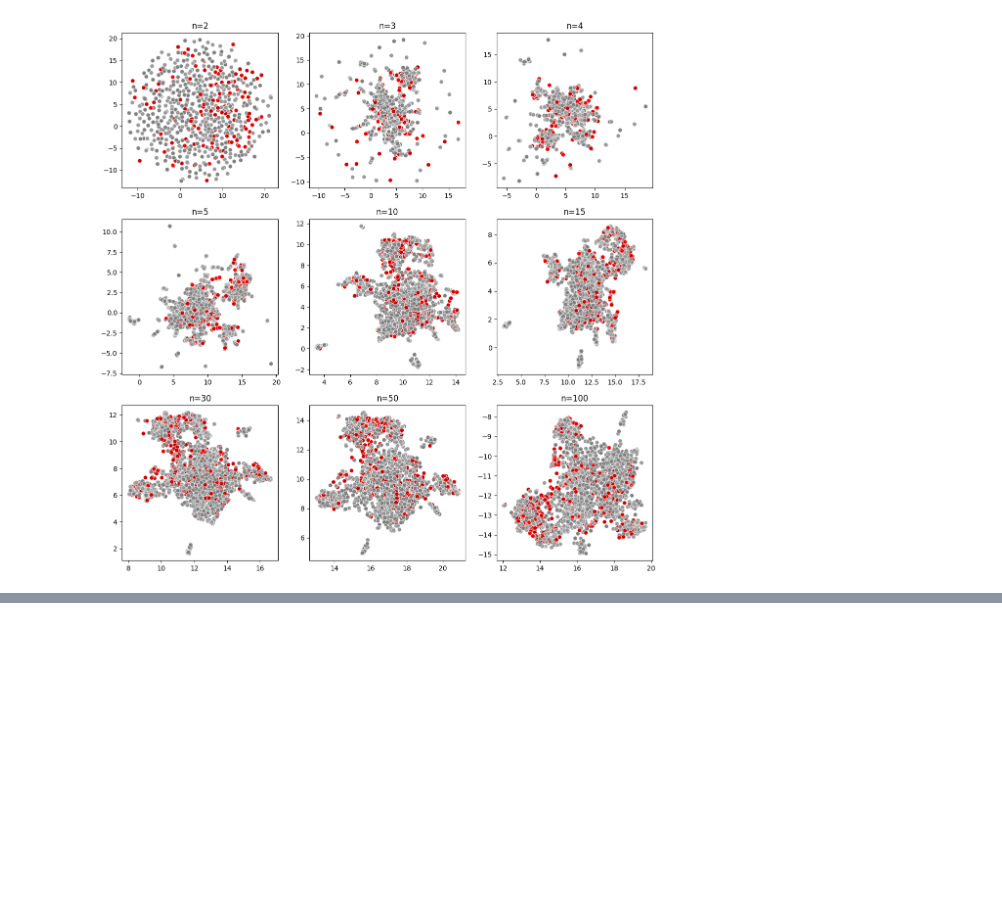
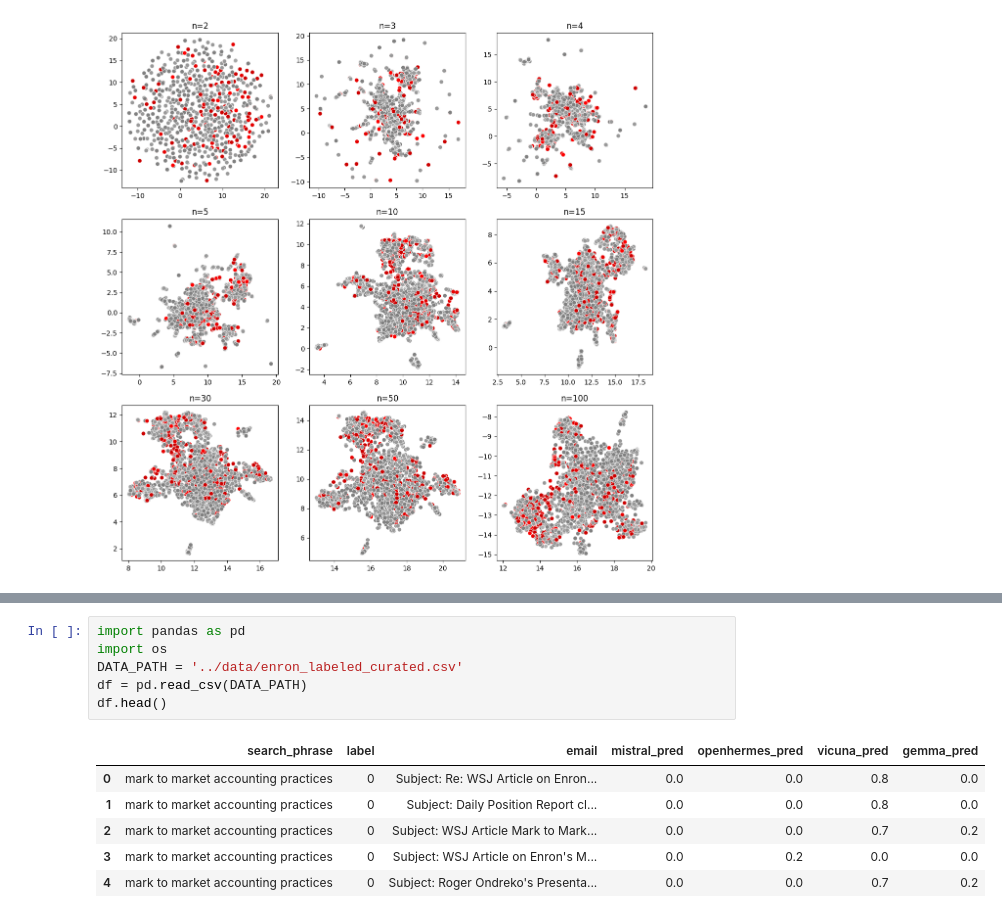
Before and after one commit to kariato/GTPracticum, a Jupyter notebook: EDA/BertTopicModel2.ipynb, the cells around one changed output, grey strips where cells are left out. Drawn from its saved outputs; the diff is of its cells as text; blank space fills up the shorter version.

```diff
--- a/EDA/BertTopicModel2.ipynb
+++ b/EDA/BertTopicModel2.ipynb
@@ -363,0 +368,13 @@ for n_neighbors in tqdm(nns):
+# %%
+import pandas as pd
+import os
+DATA_PATH = '../data/enron_labeled_curated.csv'
+df = pd.read_csv(DATA_PATH)
+df.head()
+# %% [output]
+|  | search_phrase | label | email | mistral_pred | openhermes_pred | vicuna_pred | gemma_pred |
+| 0 | mark to market accounting practices | 0 | Subject: Re: WSJ Article on Enron... | 0.0 | 0.0 | 0.8 | 0.0 |
+| 1 | mark to market accounting practices | 0 | Subject: Daily Position Report cl... | 0.0 | 0.0 | 0.8 | 0.0 |
+| 2 | mark to market accounting practices | 0 | Subject: WSJ Article Mark to Mark... | 0.0 | 0.0 | 0.7 | 0.2 |
+| 3 | mark to market accounting practices | 0 | Subject: WSJ Article on Enron's M... | 0.0 | 0.2 | 0.0 | 0.0 |
+| 4 | mark to market accounting practices | 0 | Subject: Roger Ondreko's Presenta... | 0.0 | 0.0 | 0.7 | 0.2 |
```
Also changed, not shown: parts of 2 cells of this notebook, 2 other files.
